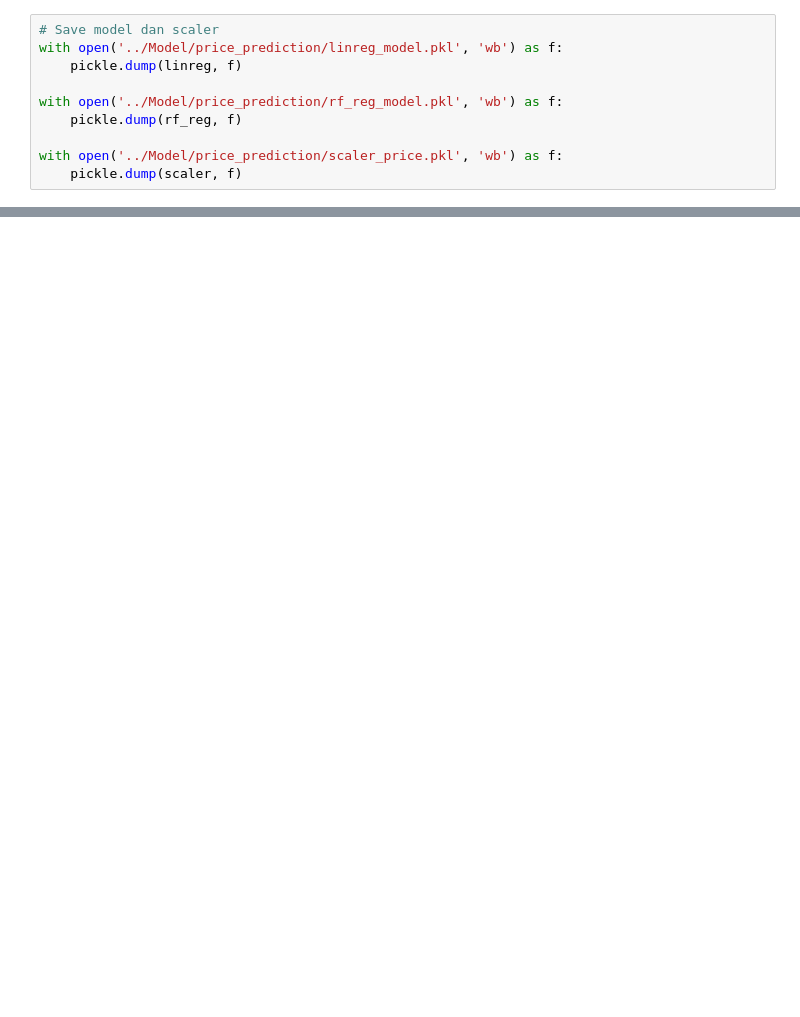
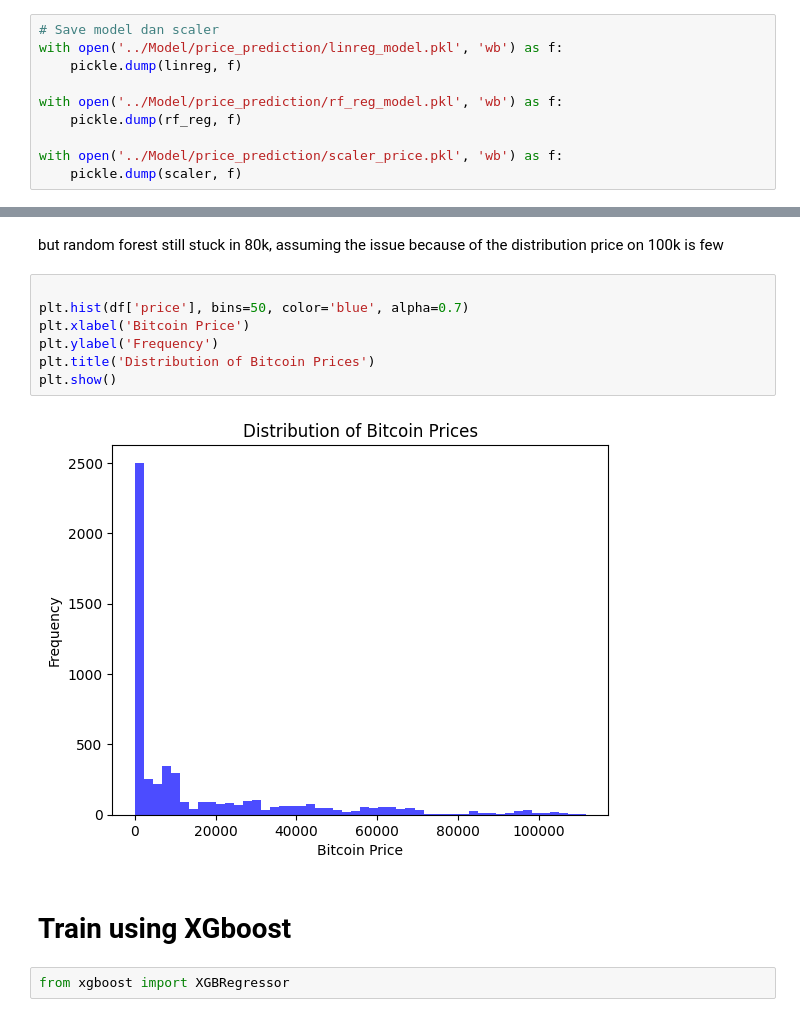
Before and after one commit to Raihlm/CryptoPredictionsProject, a Jupyter notebook: notebooks/modelTraining.ipynb, the cells around one changed output, grey strips where cells are left out. Drawn from its saved outputs; the diff is of its cells as text; blank space fills up the shorter version.

```diff
--- a/notebooks/modelTraining.ipynb
+++ b/notebooks/modelTraining.ipynb
@@ -203,0 +301,15 @@ with open('../Model/price_prediction/scaler_price.pkl', 'wb') as f:
+# %% [markdown]
+but random forest still stuck in 80k, assuming the issue because of the distribution price on 100k is few
+# %%
+
+plt.hist(df['price'], bins=50, color='blue', alpha=0.7)
+plt.xlabel('Bitcoin Price')
+plt.ylabel('Frequency')
+plt.title('Distribution of Bitcoin Prices')
+plt.show()
+# %% [output]
+[figure, added]
+# %% [markdown]
+# Train using XGboost
+# %%
+from xgboost import XGBRegressor
```
Also changed, not shown: parts of 31 cells of this notebook, 20 other files.
